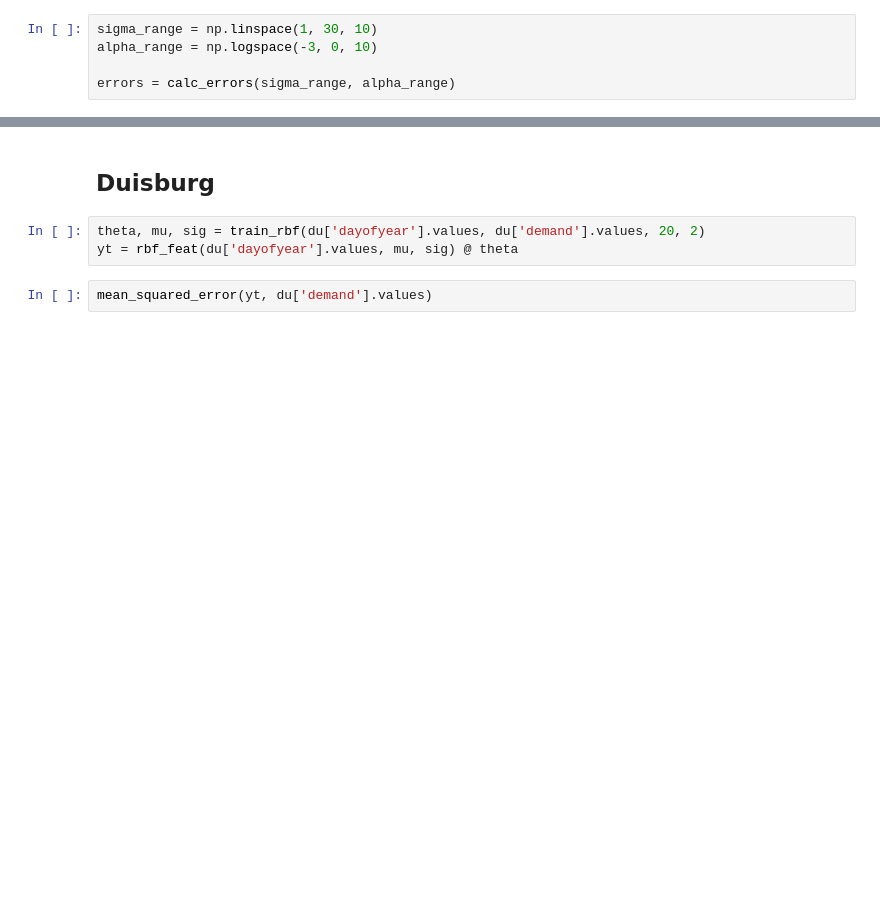
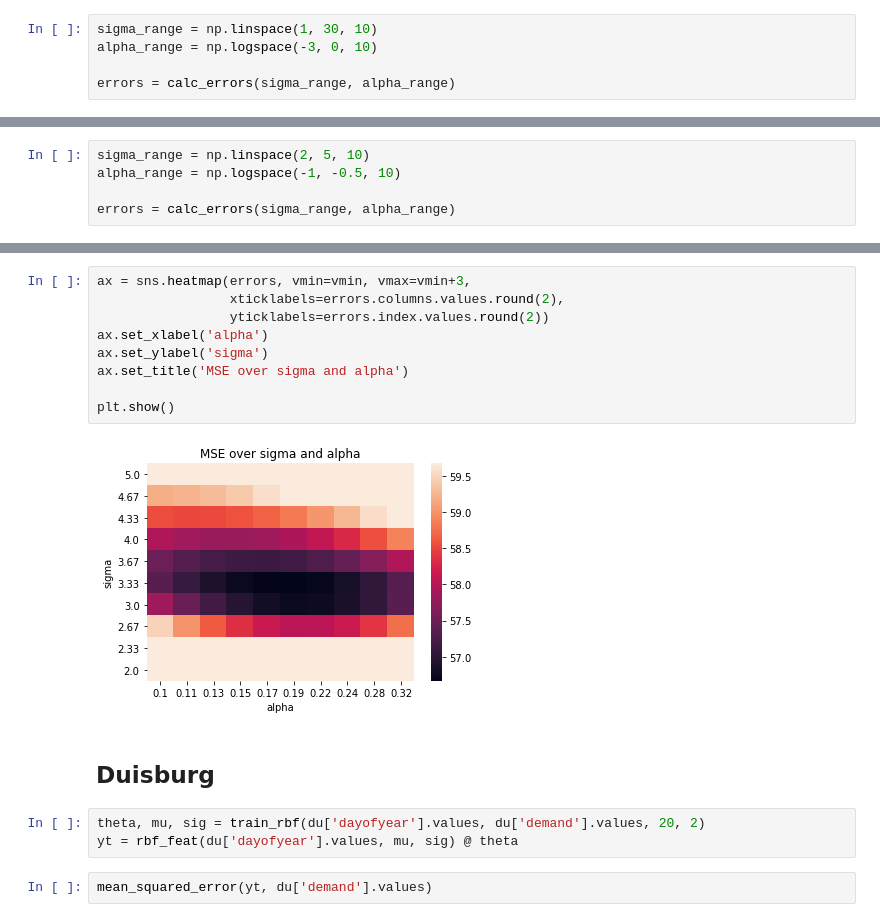
Before and after one commit to mogottsch/dsml_2020_magma, a Jupyter notebook: 3_predictive_analytics/Radial Basis Function.ipynb, the cells around one changed output, grey strips where cells are left out. Cells and saved outputs as stored; diff of their text form; blank space fills up the shorter version.

```diff
--- a/3_predictive_analytics/Radial Basis Function.ipynb
+++ b/3_predictive_analytics/Radial Basis Function.ipynb
@@ -143,0 +175,5 @@ plt.show()
+# %%
+sigma_range = np.linspace(2, 5, 10)
+alpha_range = np.logspace(-1, -0.5, 10)
+
+errors = calc_errors(sigma_range, alpha_range)
@@ -144,3 +185,14 @@ plt.show()
+# %%
+ax = sns.heatmap(errors, vmin=vmin, vmax=vmin+3,
+                 xticklabels=errors.columns.values.round(2),
+                 yticklabels=errors.index.values.round(2))
+ax.set_xlabel('alpha')
+ax.set_ylabel('sigma')
+ax.set_title('MSE over sigma and alpha')
+
+plt.show()
+# %% [output]
+[figure, added]
 # %% [markdown]
 ## Duisburg
 # %%
```
Also changed, not shown: parts of 9 cells of this notebook.
